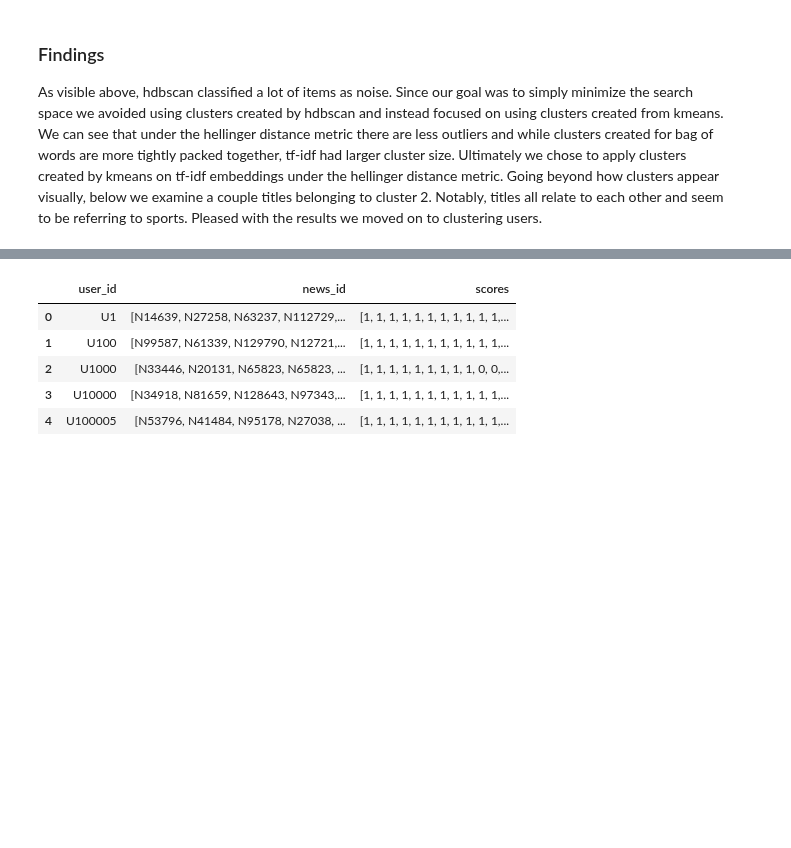
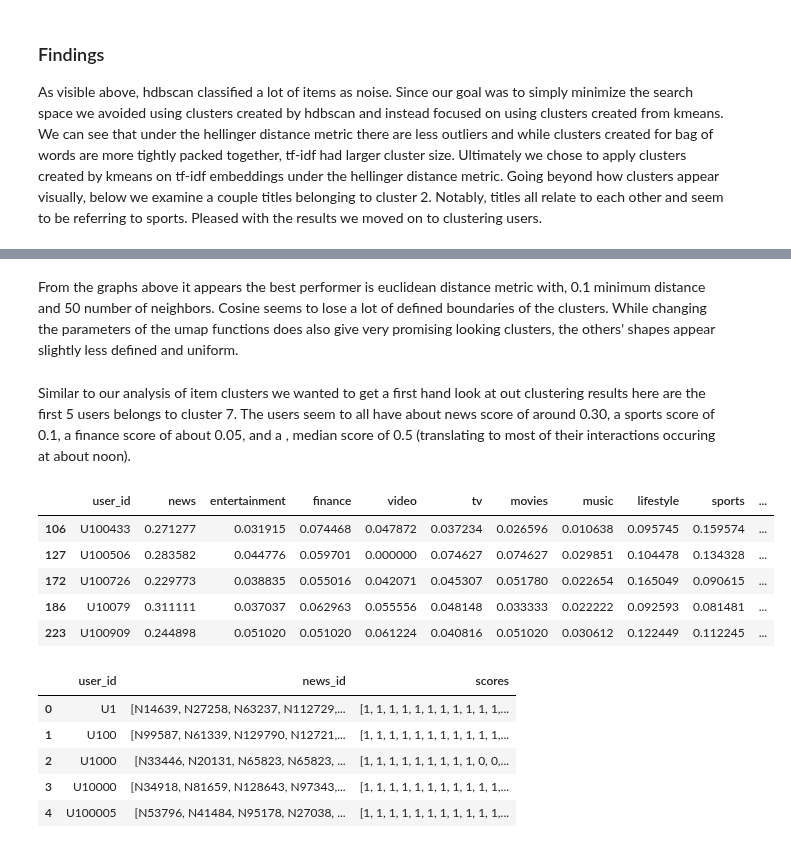
Before and after one commit to nicholas-rf/RecommenderProject, a Jupyter notebook: ExploratoryAnalysis/clustering_report.ipynb, the cells around one changed output, grey strips where cells are left out. Drawn from its saved outputs; the diff is of its cells as text; code cells hidden in the pictures; blank space fills up the shorter version.

```diff
--- a/ExploratoryAnalysis/clustering_report.ipynb
+++ b/ExploratoryAnalysis/clustering_report.ipynb
@@ -172,0 +30,2 @@ all_ratings.reset_index().head()
+# %%
+user = pd.read_csv('../MIND_large/80_20/user_prof_train.csv', index_col=0)
@@ -173,3 +45,17 @@ all_ratings.reset_index().head()
+# %% [markdown]
+From the graphs above it appears the best performer is euclidean distance metric with, 0.1 minimum distance and 50 number of neighbors. Cosine seems to lose a lot of defined boundaries of the clusters. While changing the parameters of the umap functions does also give very promising looking clusters, the others' shapes appear slightly less defined and uniform.
+# %% [markdown]
+Similar to our analysis of item clusters we wanted to get a first hand look at out clustering results here are the first 5 users belongs to cluster 7. The users seem to all have about news score of around 0.30, a sports score of 0.1, a finance score of about 0.05, and a , median score of 0.5 (translating to most of their interactions occuring at about noon).
+# %%
+user["cluster"] = kmeans_labels[3]
+user[user["cluster"] == 7].head()
+# %% [output]
+|  | user_id | news | entertainment | finance | video | tv | movies | music | lifestyle | sports | ... |
+| 106 | U100433 | 0.271277 | 0.031915 | 0.074468 | 0.047872 | 0.037234 | 0.026596 | 0.010638 | 0.095745 | 0.159574 | ... |
+| 127 | U100506 | 0.283582 | 0.044776 | 0.059701 | 0.000000 | 0.074627 | 0.074627 | 0.029851 | 0.104478 | 0.134328 | ... |
+| 172 | U100726 | 0.229773 | 0.038835 | 0.055016 | 0.042071 | 0.045307 | 0.051780 | 0.022654 | 0.165049 | 0.090615 | ... |
+| 186 | U10079 | 0.311111 | 0.037037 | 0.062963 | 0.055556 | 0.048148 | 0.033333 | 0.022222 | 0.092593 | 0.081481 | ... |
+| 223 | U100909 | 0.244898 | 0.051020 | 0.051020 | 0.061224 | 0.040816 | 0.051020 | 0.030612 | 0.122449 | 0.112245 | ... |
 # %%
 def create_big_boy():
     full = pd.DataFrame()
```
Also changed, not shown: parts of 24 cells of this notebook, 2 other files.
